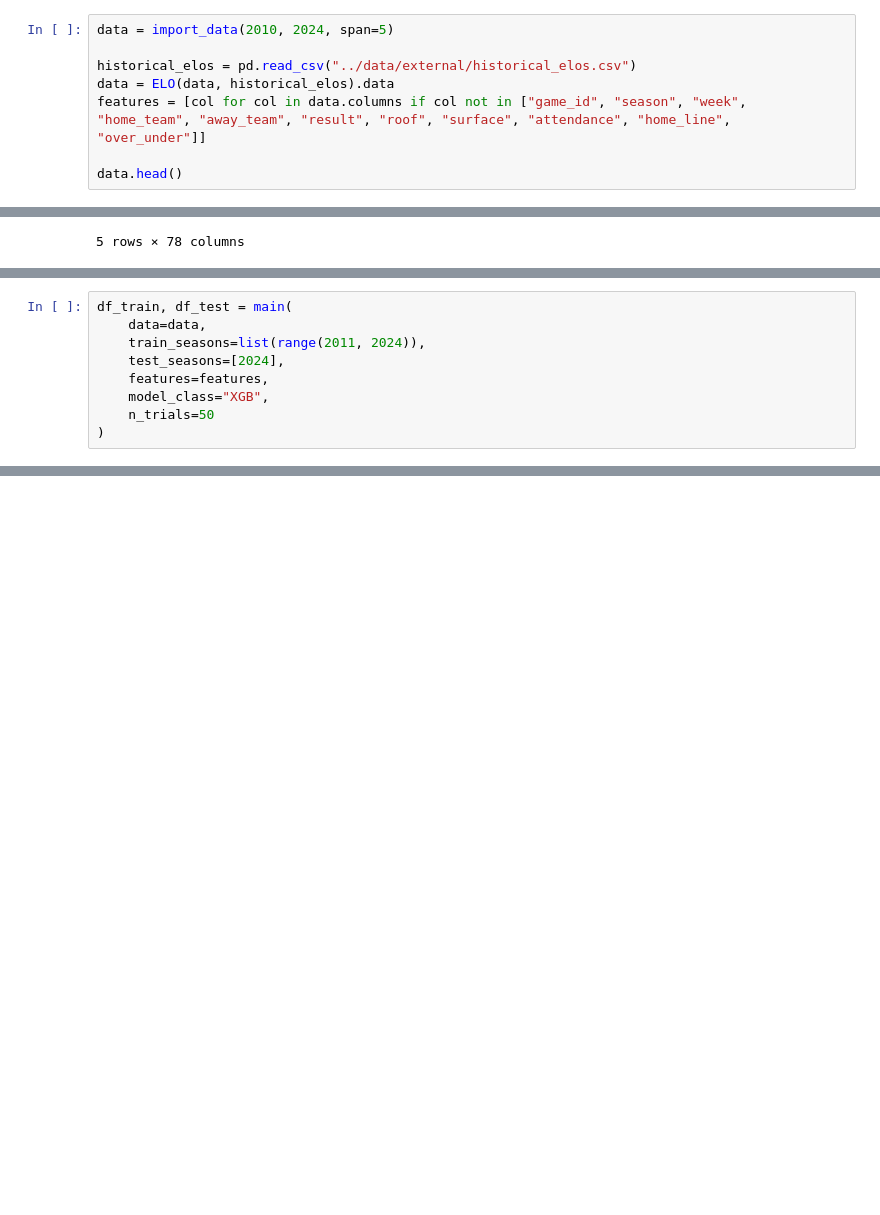
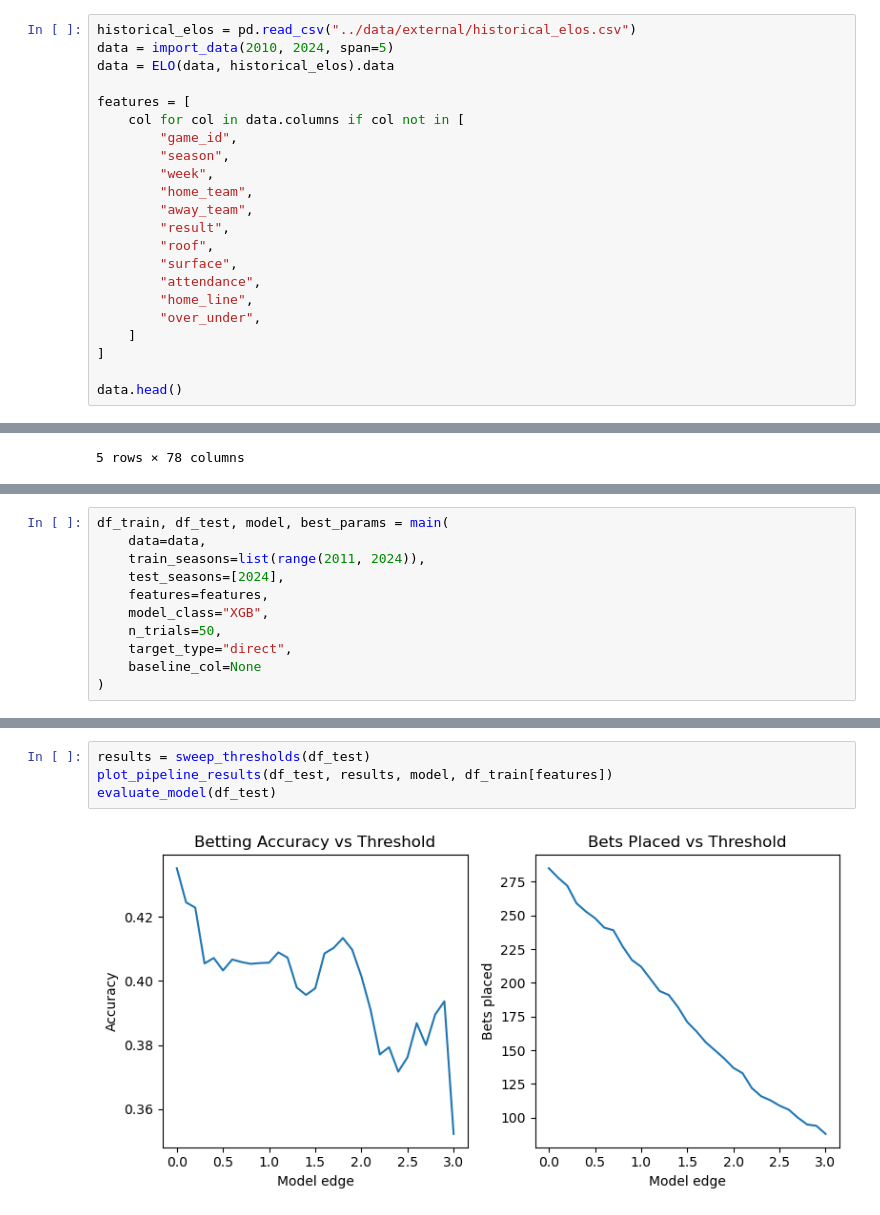
Before and after one commit to iggysiegel/NFL, a Jupyter notebook: notebooks/Modeling.ipynb, the cells around one changed output, grey strips where cells are left out. Saved outputs shown, nothing was run; the diff lists cells and outputs as text; blank space fills up the shorter version.

Commit message:
Added plotting to notebook

```diff
--- a/notebooks/Modeling.ipynb
+++ b/notebooks/Modeling.ipynb
@@ -252,9 +131,23 @@ def main(
 # %%
+historical_elos = pd.read_csv("../data/external/historical_elos.csv")
 data = import_data(2010, 2024, span=5)
+data = ELO(data, historical_elos).data
 
-historical_elos = pd.read_csv("../data/external/historical_elos.csv")
-data = ELO(data, historical_elos).data
-features = [col for col in data.columns if col not in ["game_id", "season", "week", "home_team", "away_team", "result", "roof", "surface", "attendance", "home_line", "over_under"]]
+features = [
+    col for col in data.columns if col not in [
+        "game_id",
+        "season",
+        "week",
+        "home_team",
+        "away_team",
+        "result",
+        "roof",
+        "surface",
+        "attendance",
+        "home_line",
+        "over_under",
+    ]
+]
 
 data.head()
 # %% [output]
@@ -268,10 +163,12 @@ data.head()
 # %%
-df_train, df_test = main(
+df_train, df_test, model, best_params = main(
     data=data,
     train_seasons=list(range(2011, 2024)),
     test_seasons=[2024],
     features=features,
     model_class="XGB",
-    n_trials=50
+    n_trials=50,
+    target_type="direct",
+    baseline_col=None
 )
 # %% [output]
@@ -335,0 +192,6 @@ Vegas RMSE: 12.67
+# %%
+results = sweep_thresholds(df_test)
+plot_pipeline_results(df_test, results, model, df_train[features])
+evaluate_model(df_test)
+# %% [output]
+[figure, added]
```
Also changed, not shown: parts of 18 cells of this notebook.
